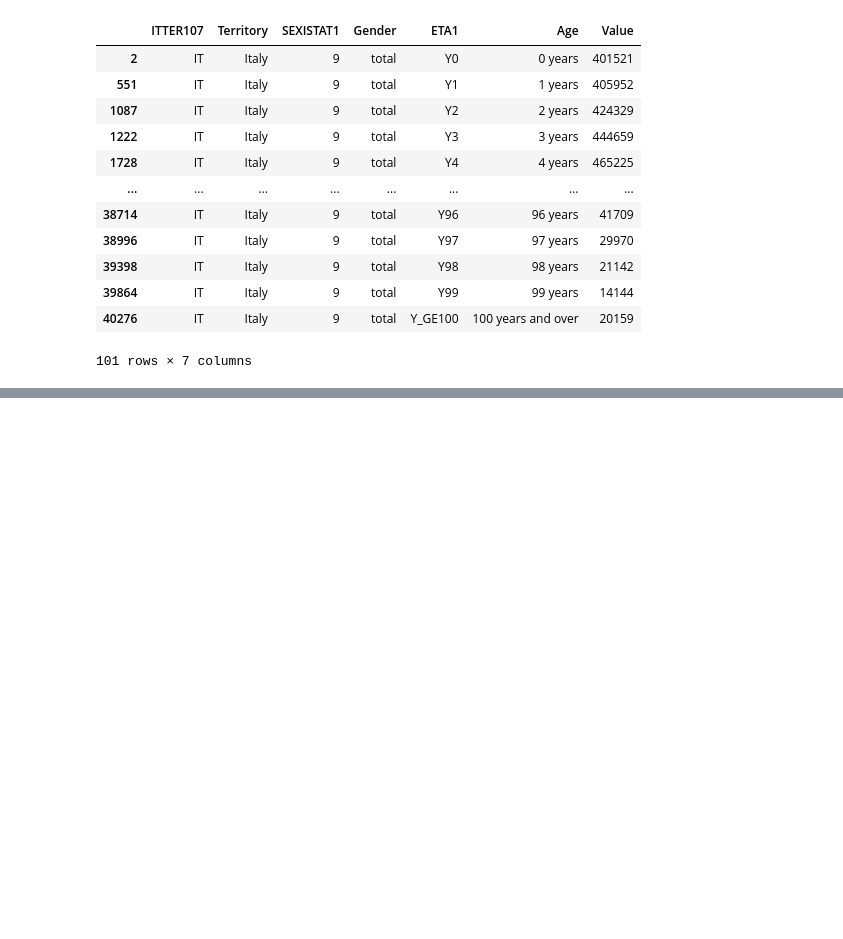
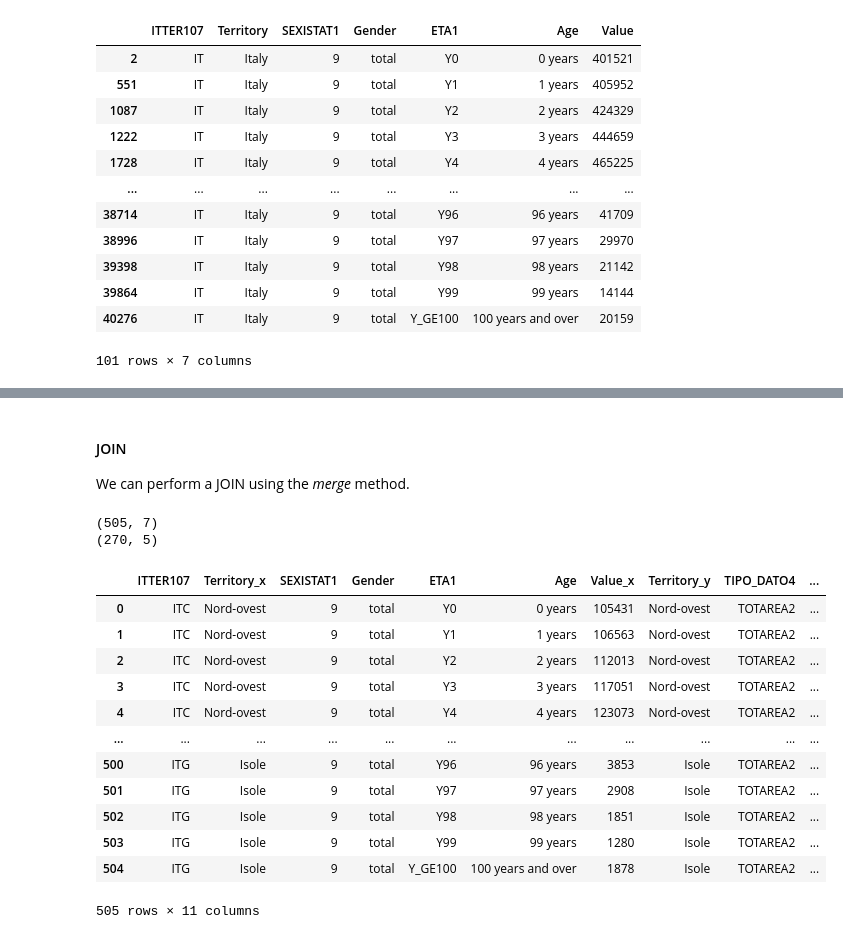
Before and after one commit to GiorgioBar/pandas, a Jupyter notebook: notebooks/SQL_like_queries_using_Pandas.ipynb, the cells around one changed output, grey strips where cells are left out. Drawn from its saved outputs; the diff is of its cells as text; code cells hidden in the pictures; blank space fills up the shorter version.

```diff
--- a/notebooks/SQL_like_queries_using_Pandas.ipynb
+++ b/notebooks/SQL_like_queries_using_Pandas.ipynb
@@ -188,3 +188,13 @@ italy_population_df
 | 41299 | IT111 | Sud Sardegna | 9 | total | Y86 | 86 years | 1819 |
 | 41309 | IT111 | Sud Sardegna | 9 | total | Y20 | 20 years | 2784 |
 13635 rows × 7 columns
+# %%
+# print(population_df["ITTER107"].unique())
+macroregions_population_df = population_df[ (population_df["Gender"] == "total") &
+                                           (population_df["Age"] != "total") &
+                                           ((population_df["ITTER107"] == "ITC") |
+                                            (population_df["ITTER107"] == "ITD") |
+                                            (population_df["ITTER107"] == "ITE") |
+                                            (population_df["ITTER107"] == "ITF") |
+                                            (population_df["ITTER107"] == "ITG") )]
+macroregions_population_df
@@ -250,0 +319,26 @@ territory_groups.sum()
+# %% [markdown]
+#### JOIN
+
+We can perform a JOIN using the *merge* method.
+# %%
+print(macroregions_population_df.shape)
+print(area_df.shape)
+area_in_km2_df = area_df[area_df["TIPO_DATO4"] == "TOTAREA2"]
+merge_df = macroregions_population_df.merge(area_in_km2_df, how = "inner", on = "ITTER107")
+merge_df
+# %% [output]
+(505, 7)
+(270, 5)
+|  | ITTER107 | Territory_x | SEXISTAT1 | Gender | ETA1 | Age | Value_x | Territory_y | TIPO_DATO4 | ... |
+| 0 | ITC | Nord-ovest | 9 | total | Y0 | 0 years | 105431 | Nord-ovest | TOTAREA2 | ... |
+| 1 | ITC | Nord-ovest | 9 | total | Y1 | 1 years | 106563 | Nord-ovest | TOTAREA2 | ... |
+| 2 | ITC | Nord-ovest | 9 | total | Y2 | 2 years | 112013 | Nord-ovest | TOTAREA2 | ... |
+| 3 | ITC | Nord-ovest | 9 | total | Y3 | 3 years | 117051 | Nord-ovest | TOTAREA2 | ... |
+| 4 | ITC | Nord-ovest | 9 | total | Y4 | 4 years | 123073 | Nord-ovest | TOTAREA2 | ... |
+| ... | ... | ... | ... | ... | ... | ... | ... | ... | ... | ... |
+| 500 | ITG | Isole | 9 | total | Y96 | 96 years | 3853 | Isole | TOTAREA2 | ... |
+| 501 | ITG | Isole | 9 | total | Y97 | 97 years | 2908 | Isole | TOTAREA2 | ... |
+| 502 | ITG | Isole | 9 | total | Y98 | 98 years | 1851 | Isole | TOTAREA2 | ... |
+| 503 | ITG | Isole | 9 | total | Y99 | 99 years | 1280 | Isole | TOTAREA2 | ... |
+| 504 | ITG | Isole | 9 | total | Y_GE100 | 100 years and over | 1878 | Isole | TOTAREA2 | ... |
+505 rows × 11 columns
```
Also changed, not shown: parts of 9 cells of this notebook.
